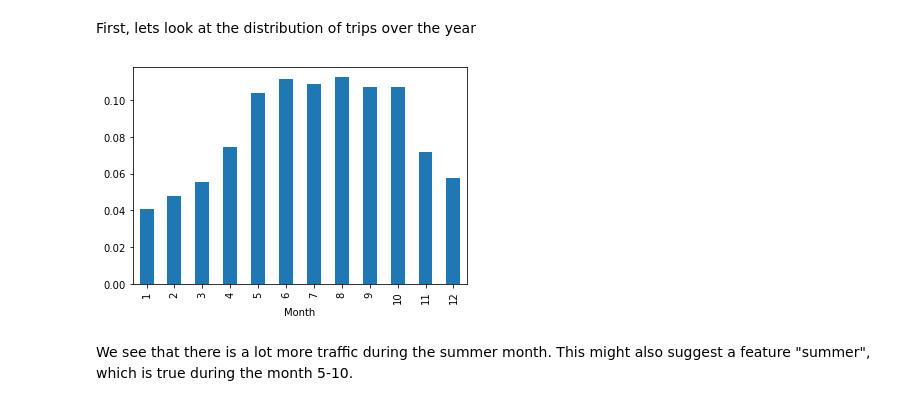
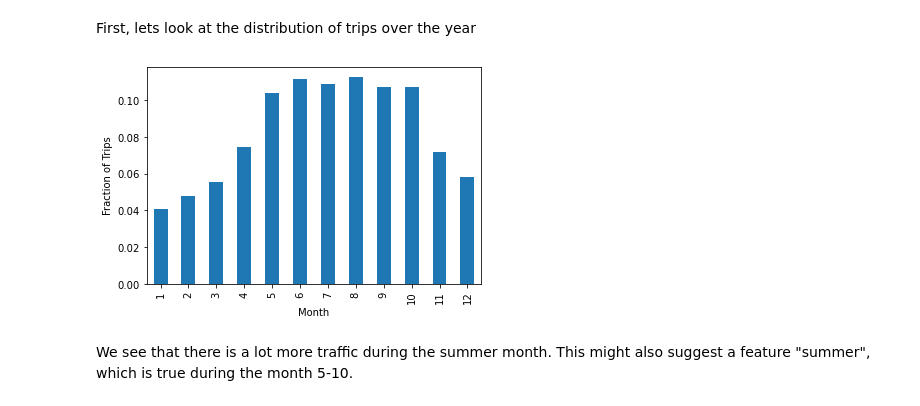
Before and after one commit to TWagner2/AXAChallenge, a Jupyter notebook: Preliminary.ipynb, the cells around one changed output. Cells and saved outputs as stored; diff of their text form; code cells hidden in the pictures.

```diff
--- a/Preliminary.ipynb
+++ b/Preliminary.ipynb
@@ -10,7 +11,7 @@ import datetime
 from sklearn.model_selection import train_test_split
 from Utils import load_data, print_memory_usage
 # %%
-savepath = r"Data/data_cleaned.csv"
+savepath = r"Data/data_cleaned.parquet"
 # %% [markdown]
 ## IDEAS
 
@@ -299,3 +298,5 @@ data = load_data(savepath)
+# %%
+data = pd.read_parquet(savepath,engine="pyarrow")
 # %% [markdown]
 There are some features that seem intuitively obvious to compute, such as the distane traveled, the speed of the bikes, whether it is a workday or weekend, and whether it is summer or winter.
 We do this for the whole data set.
@@ -346,8 +354,6 @@ data.to_csv(savepath,index=False)
 ### Some information about weekday and holiday
 # %% [markdown]
 We will also collect some information on weekdays and holidays vs business days
-# %%
-data["weekday"] = data["starttime"].dt.dayofweek
 # %%
 from pandas.tseries.holiday import USFederalHolidayCalendar
 cal = USFederalHolidayCalendar()
@@ -361,6 +367,6 @@ False    17152317
 True       327899
 Name: holiday, dtype: int64
 # %%
-data["business day"] = (data["weekday"] < 5) & (~data["holiday"])
+data["business day"] = (data["starttime"].dt.dayofweek < 5) & (~data["holiday"])
 data["business day"].value_counts()
 # %% [output]
@@ -389,11 +400,11 @@ unlabeled = data.drop("usertype",axis=1)
 # %% [markdown]
 First, lets look at the distribution of trips over the year
 # %%
-countbymonth = unlabeled.groupby(by = unlabeled["starttime"].dt.month).size() / len(unlabeled)
+countbymonth = data.groupby(by = data["starttime"].dt.month).size() / len(data)
 countbymonth.index.name = "Month"
-ax = countbymonth.plot.bar()
+countbymonth.plot.bar(ylabel="Fraction of Trips");
 # %% [output]
-[figure, old version]
+[figure, new version]
 # %% [markdown]
 We see that there is a lot more traffic during the summer month.
 This might also suggest a feature "summer", which is true during the month 5-10.
```
Also changed, not shown: parts of 32 cells of this notebook.
